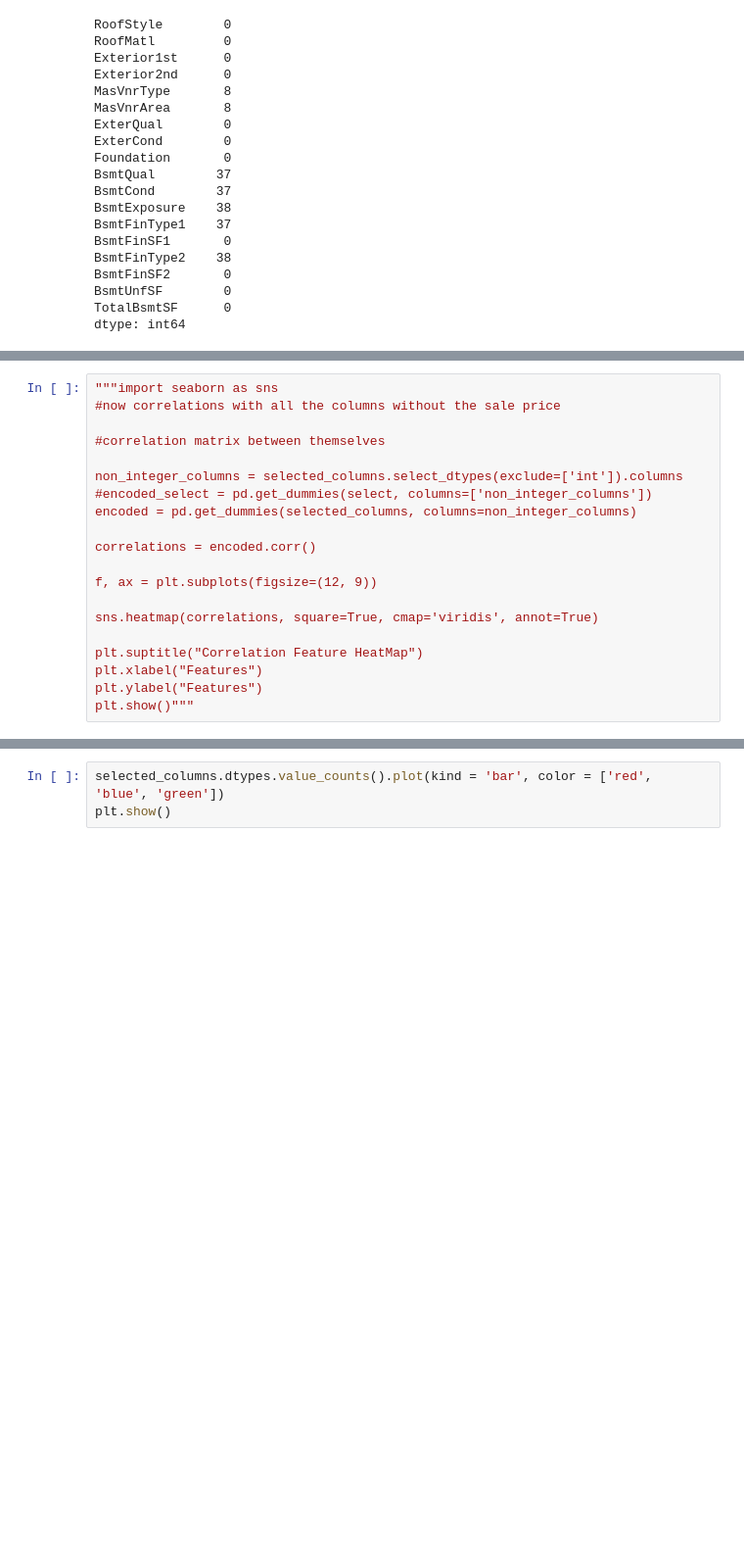
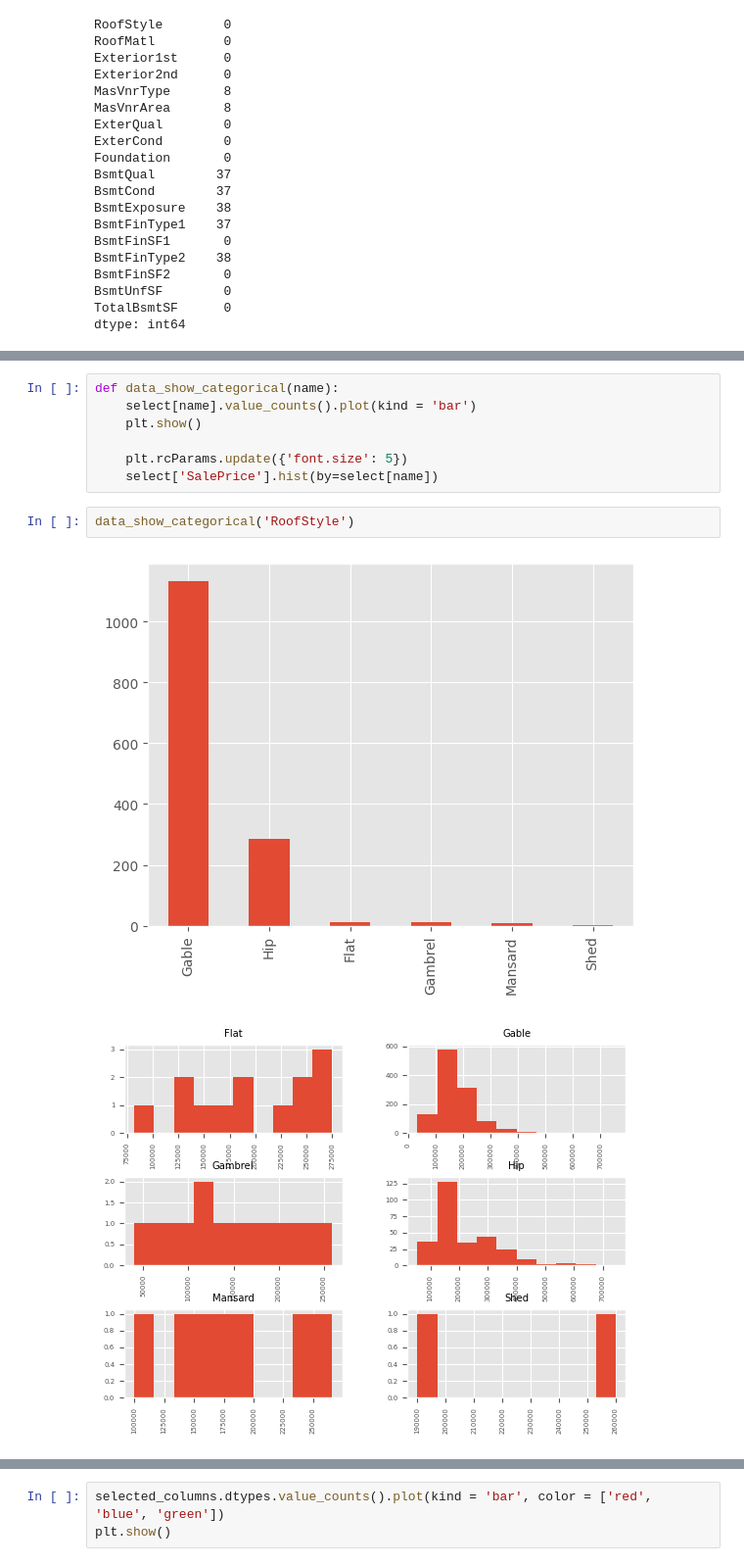
Before and after one commit to yichen-huang/House-Prices-Advanced-Regression-Techniques, a Jupyter notebook: data_understanding_column_20_40.ipynb, the cells around one changed output, grey strips where cells are left out. Shown at 98% size. Drawn from its saved outputs; the diff is of its cells as text; blank space fills up the shorter version.

```diff
--- a/data_understanding_column_20_40.ipynb
+++ b/data_understanding_column_20_40.ipynb
@@ -257,20 +321,12 @@ Text(120.5815972222222, 0.5, 'Features')
-# %%
-"""import seaborn as sns
-#now correlations with all the columns without the sale price
-
-#correlation matrix between themselves
-
-non_integer_columns = selected_columns.select_dtypes(exclude=['int']).columns
-#encoded_select = pd.get_dummies(select, columns=['non_integer_columns'])
-encoded = pd.get_dummies(selected_columns, columns=non_integer_columns)
-
-correlations = encoded.corr()
-
-f, ax = plt.subplots(figsize=(12, 9))
-
-sns.heatmap(correlations, square=True, cmap='viridis', annot=True)
-
-plt.suptitle("Correlation Feature HeatMap")
-plt.xlabel("Features")
-plt.ylabel("Features")
-plt.show()"""
+# %%
+def data_show_categorical(name):
+    select[name].value_counts().plot(kind = 'bar')
+    plt.show()
+
+    plt.rcParams.update({'font.size': 5})
+    select['SalePrice'].hist(by=select[name])
+# %%
+data_show_categorical('RoofStyle')
+# %% [output]
+[figure, added]
+[figure, added]
```
Also changed, not shown: parts of 36 cells of this notebook.
